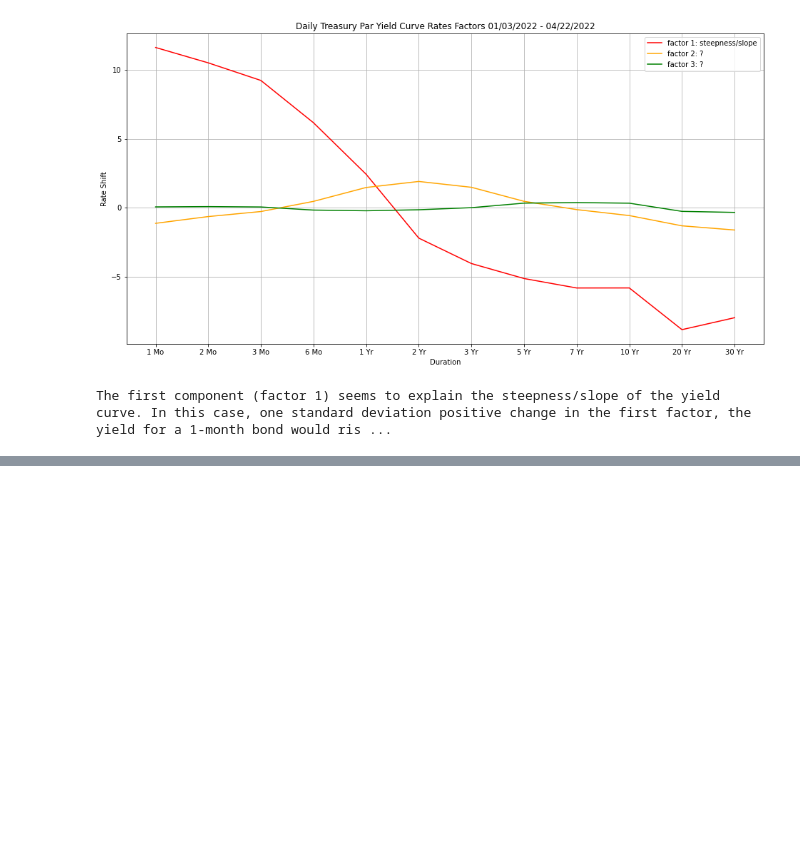
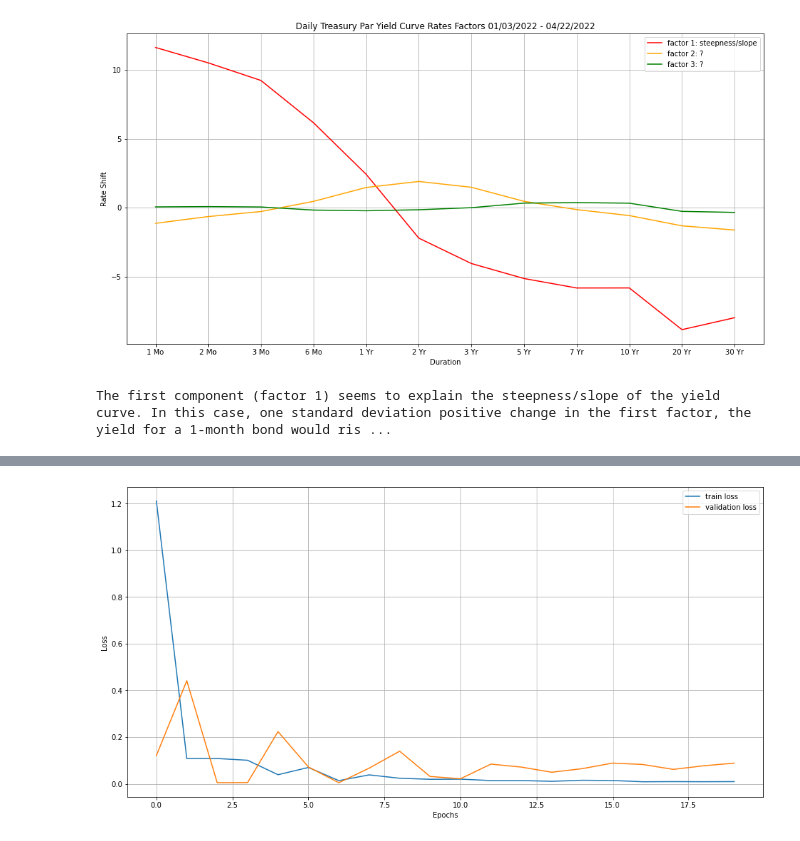
Before and after one commit to Wenbo-Git/Finance, a Jupyter notebook: Fixed Income/yield curves.ipynb, the cells around one changed output, grey strips where cells are left out. Saved outputs shown, nothing was run; the diff lists cells and outputs as text; code cells hidden in the pictures; blank space fills up the shorter version.

Commit message:
forecast interest rate of 10-year bond

```diff
--- a/Fixed Income/yield curves.ipynb
+++ b/Fixed Income/yield curves.ipynb
@@ -162,0 +204,4 @@ The first component (factor 1) seems to explain the steepness/slope of the yield
+# %%
+X_train, y_train = data_prep(X, y, 0, 45, hist_window, forecast_horizon)
+X_val, y_val = data_prep(X, y, 45, 60, hist_window, forecast_horizon)
+X_test, y_test = data_prep(X, y, 60, None, hist_window, forecast_horizon)
@@ -162,0 +260,14 @@ The first component (factor 1) seems to explain the steepness/slope of the yield
+# %%
+epochs = 20
+batch_size = 10
+embedding_size = 400
+dropout_ratio = 0.2
+# %%
+model = Sequential()
+model.add(LSTM(embedding_size, input_shape=(X_train.shape[1], X_train.shape[2]), return_sequences=True))
+model.add(Dropout(dropout_ratio))
+model.add(LSTM(embedding_size))
+model.add(Dropout(dropout_ratio))
+model.add(Dense(1))
+model.compile(loss='mean_squared_error', optimizer='adam')
+model.summary()
@@ -162,0 +294,2 @@ The first component (factor 1) seems to explain the steepness/slope of the yield
+# %%
+history = model.fit(X_train, y_train, epochs=epochs, batch_size=batch_size, validation_data=(X_val, y_val))
@@ -162,0 +314,11 @@ The first component (factor 1) seems to explain the steepness/slope of the yield
+# %%
+plt.figure(figsize=(16,8))
+plt.grid(True)
+plt.plot(history.history['loss'], label='train loss')
+plt.plot(history.history['val_loss'], label='validation loss')
+plt.xlabel("Epochs")
+plt.ylabel("Loss")
+plt.legend()
+plt.show()
+# %% [output]
+[figure, added]
```
Also changed, not shown: parts of 21 cells of this notebook.
